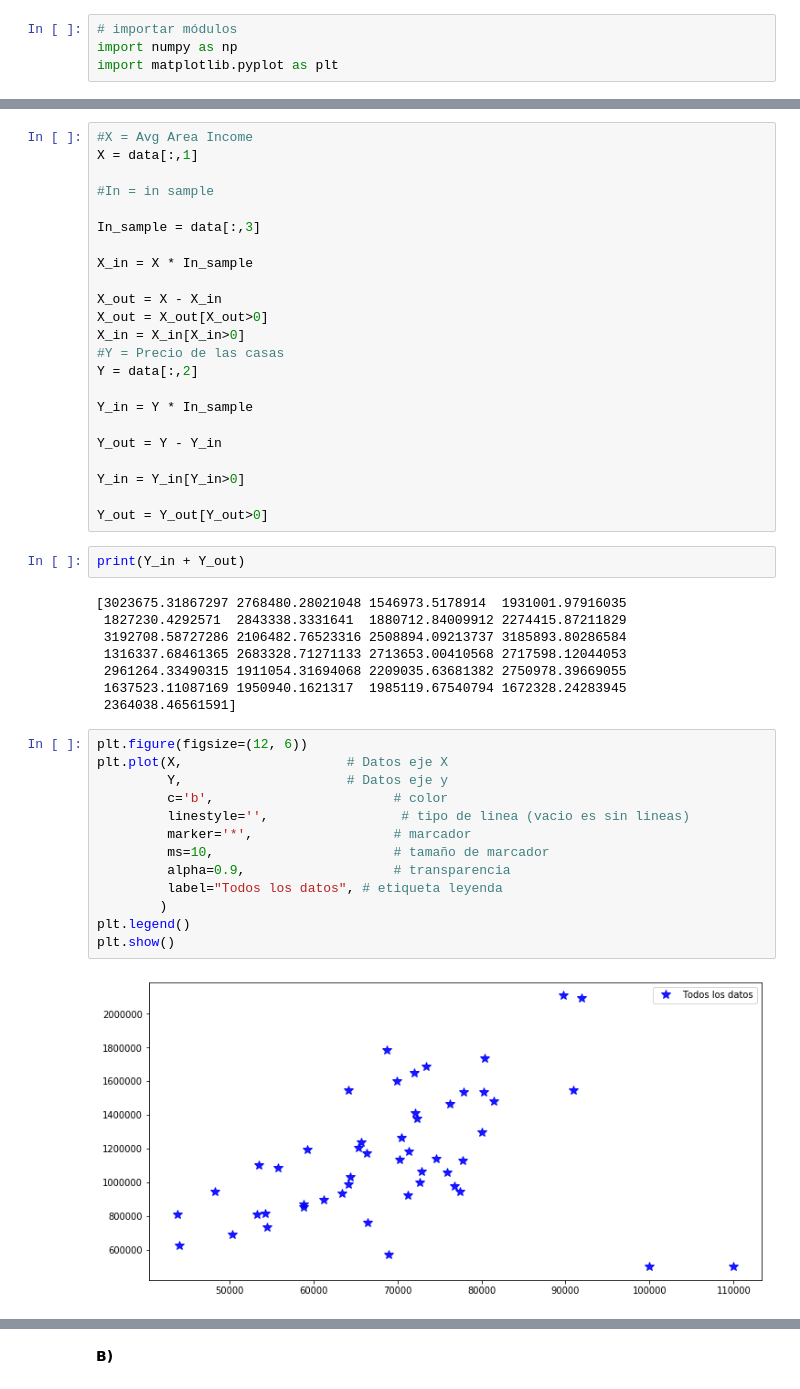
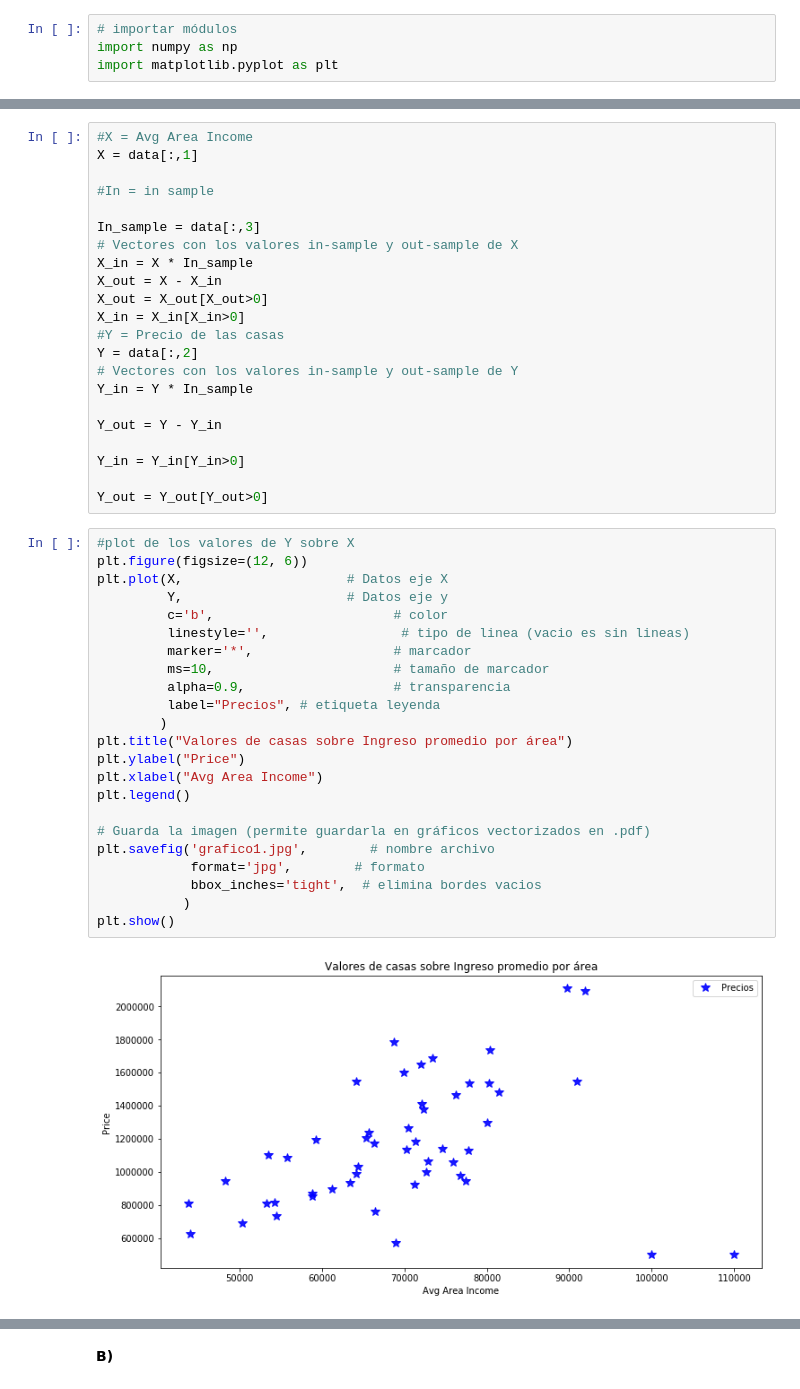
Before and after one commit to Premstwm/MA5204, a Jupyter notebook: Tarea 1/Tarea 1 parte 2.ipynb, the cells around one changed output, grey strips where cells are left out. Cells and saved outputs as stored; diff of their text form.

```diff
--- a/Tarea 1/Tarea 1 parte 2.ipynb
+++ b/Tarea 1/Tarea 1 parte 2.ipynb
@@ -45,15 +27,14 @@ X = data[:,1]
 #In = in sample
 
 In_sample = data[:,3]
-
+# Vectores con los valores in-sample y out-sample de X
 X_in = X * In_sample
-
 X_out = X - X_in
 X_out = X_out[X_out>0]
 X_in = X_in[X_in>0]
 #Y = Precio de las casas
 Y = data[:,2]
-
+# Vectores con los valores in-sample y out-sample de Y
 Y_in = Y * In_sample
 
 Y_out = Y - Y_in
@@ -61,29 +42,29 @@ Y_out = Y - Y_in
 Y_in = Y_in[Y_in>0]
 
 Y_out = Y_out[Y_out>0]
-# %%
-print(Y_in + Y_out)
-# %% [output]
-[3023675.31867297 2768480.28021048 1546973.5178914  1931001.97916035
- 1827230.4292571  2843338.3331641  1880712.84009912 2274415.87211829
- 3192708.58727286 2106482.76523316 2508894.09213737 3185893.80286584
- 1316337.68461365 2683328.71271133 2713653.00410568 2717598.12044053
- 2961264.33490315 1911054.31694068 2209035.63681382 2750978.39669055
- 1637523.11087169 1950940.1621317  1985119.67540794 1672328.24283945
- 2364038.46561591]
 # %%
+#plot de los valores de Y sobre X
 plt.figure(figsize=(12, 6))
 plt.plot(X,                     # Datos eje X
          Y,                     # Datos eje y
          c='b',                       # color
          linestyle='',                 # tipo de linea (vacio es sin lineas)
          marker='*',                  # marcador
          ms=10,                       # tamaño de marcador
          alpha=0.9,                   # transparencia
-         label="Todos los datos", # etiqueta leyenda
+         label="Precios", # etiqueta leyenda
         )
+plt.title("Valores de casas sobre Ingreso promedio por área")
+plt.ylabel("Price")
+plt.xlabel("Avg Area Income")
 plt.legend()
+
+# Guarda la imagen (permite guardarla en gráficos vectorizados en .pdf)
+plt.savefig('grafico1.jpg',        # nombre archivo
+            format='jpg',        # formato
+            bbox_inches='tight',  # elimina bordes vacios
+           )
 plt.show()
 # %% [output]
-[figure, old version]
+[figure, new version]
 # %%
```
Also changed, not shown: parts of 7 cells of this notebook, 7 other files.
